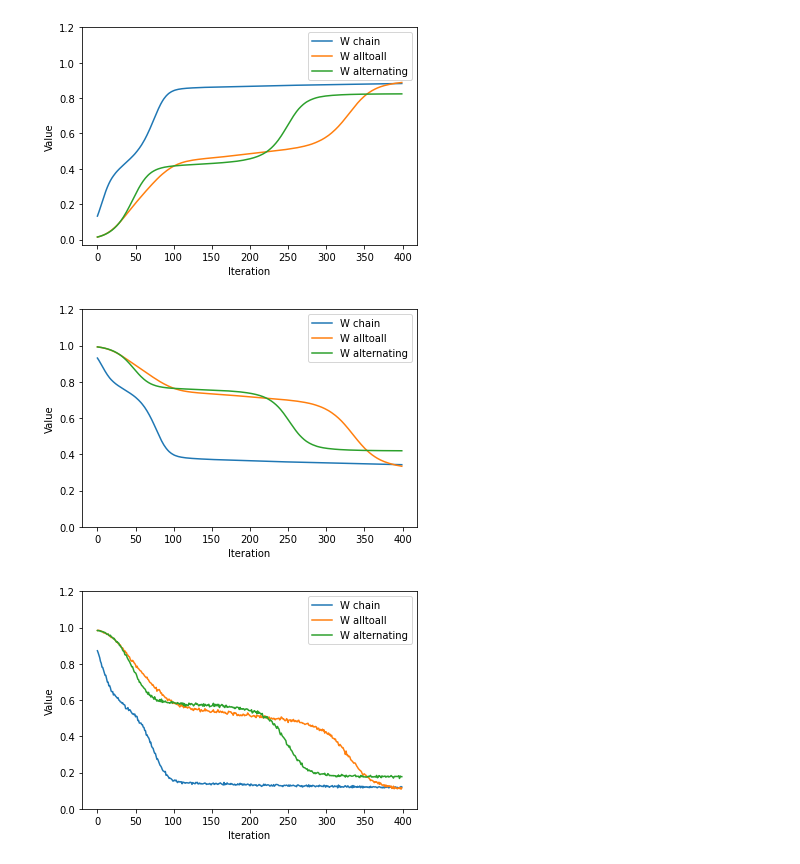
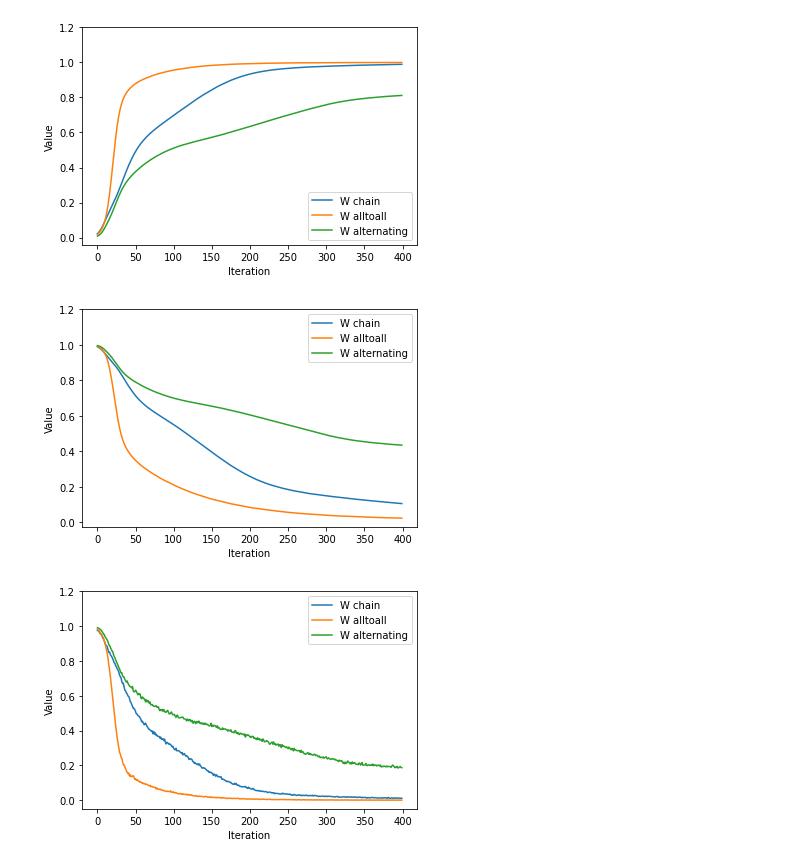
Before and after one commit to vutuanhai237/UC-VQA, a Jupyter notebook: codes/tomography/plot_compareW.ipynb, the cells around one changed output. Cells and saved outputs as stored; diff of their text form; code cells hidden in the pictures.

Commit message:
Run Wchain QNG and Walternating QNG

```diff
--- a/codes/tomography/plot_compareW.ipynb
+++ b/codes/tomography/plot_compareW.ipynb
@@ -1,40 +1,40 @@
 # %%
 import pandas as pd
 import numpy as np
 from matplotlib import pyplot as plt
-path = "../../experiments/tomography_wchain_1/3/fidelities.csv"
+path = "../../experiments/tomography_wchain_5/5/fidelities.csv"
 fidelities1 = pd.read_csv(path, sep=",", header=None)
 fidelities1 = fidelities1.applymap(lambda s: complex(s.replace('i', 'j'))).values
-path = "../../experiments/tomography_wchain_1/3/traces.csv"
+path = "../../experiments/tomography_wchain_5/5/traces.csv"
 traces1 = pd.read_csv(path, sep=",", header=None)
-path = "../../experiments/tomography_wchain_1/3/loss_values.csv"
+path = "../../experiments/tomography_wchain_5/5/loss_values.csv"
 loss_values1 = pd.read_csv(path, sep=",", header=None)
-path = "../../experiments/tomography_walltoall_1/3/fidelities.csv"
+path = "../../experiments/tomography_walltoall_5/5/fidelities.csv"
 fidelities2 = pd.read_csv(path, sep=",", header=None)
 fidelities2 = fidelities2.applymap(lambda s: complex(s.replace('i', 'j'))).values
-path = "../../experiments/tomography_walltoall_1/3/loss_values.csv"
+path = "../../experiments/tomography_walltoall_5/5/loss_values.csv"
 loss_values2 = pd.read_csv(path, sep=",", header=None)
-path = "../../experiments/tomography_walltoall_1/3/traces.csv"
+path = "../../experiments/tomography_walltoall_5/5/traces.csv"
 traces2 = pd.read_csv(path, sep=",", header=None)
 
-path = "../../experiments/tomography_walternating_1/3/fidelities.csv"
+path = "../../experiments/tomography_walternating_5/5/fidelities.csv"
 fidelities3 = pd.read_csv(path, sep=",", header=None)
 fidelities3 = fidelities3.applymap(lambda s: complex(s.replace('i', 'j'))).values
-path = "../../experiments/tomography_walternating_1/3/loss_values.csv"
+path = "../../experiments/tomography_walternating_5/5/loss_values.csv"
 loss_values3 = pd.read_csv(path, sep=",", header=None)
-path = "../../experiments/tomography_walternating_1/3/traces.csv"
+path = "../../experiments/tomography_walternating_5/5/traces.csv"
 traces3 = pd.read_csv(path, sep=",", header=None)
 
 plt.plot(fidelities1, label = 'W chain')
 plt.plot(fidelities2, label = 'W alltoall')
 plt.plot(fidelities3, label = 'W alternating')
 plt.xlabel('Iteration')
 plt.yticks(np.arange(0, 1.4, 0.2))
 plt.ylabel('Value')
 plt.legend()
 plt.show()
 # %% [output]
-[figure, old version]
+[figure, new version]
 # %%
 plt.plot(traces1, label = 'W chain')
 plt.plot(traces2, label = 'W alltoall')
@@ -45,7 +45,7 @@ plt.ylabel('Value')
 plt.legend()
 plt.show()
 # %% [output]
-[figure, old version]
+[figure, new version]
 # %%
 plt.plot(loss_values1, label = 'W chain')
 plt.plot(loss_values2, label = 'W alltoall')
@@ -56,4 +56,4 @@ plt.ylabel('Value')
 plt.legend()
 plt.show()
 # %% [output]
-[figure, old version]
+[figure, new version]
```
Also changed, not shown: 36 other files.
